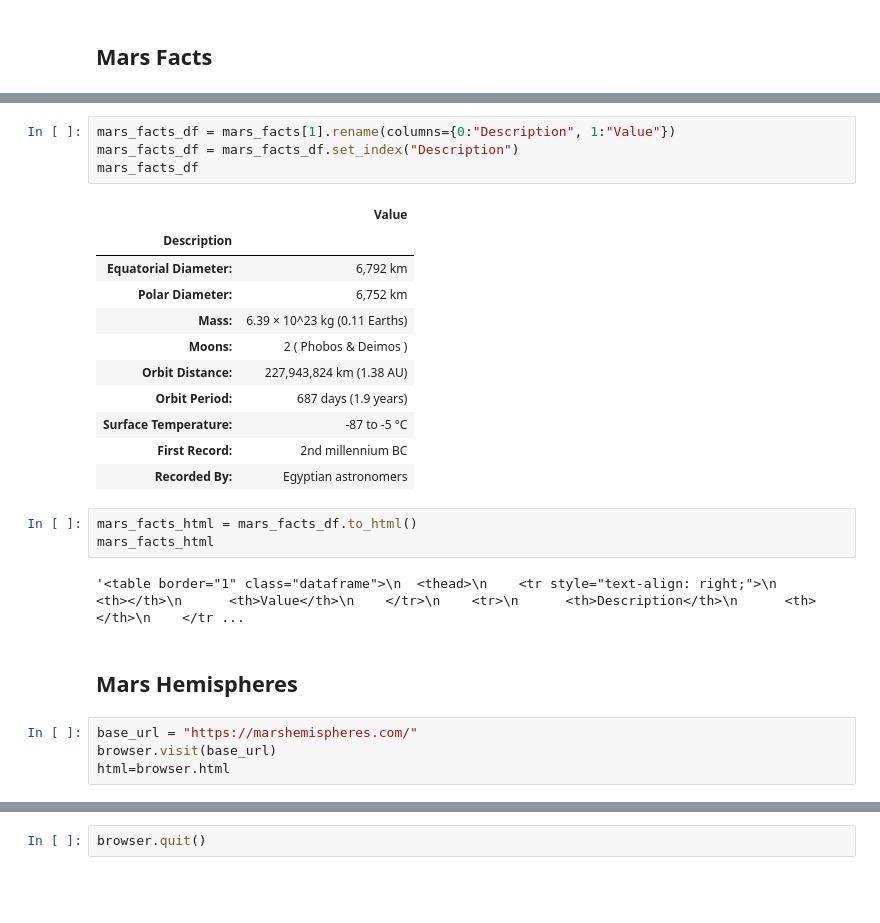
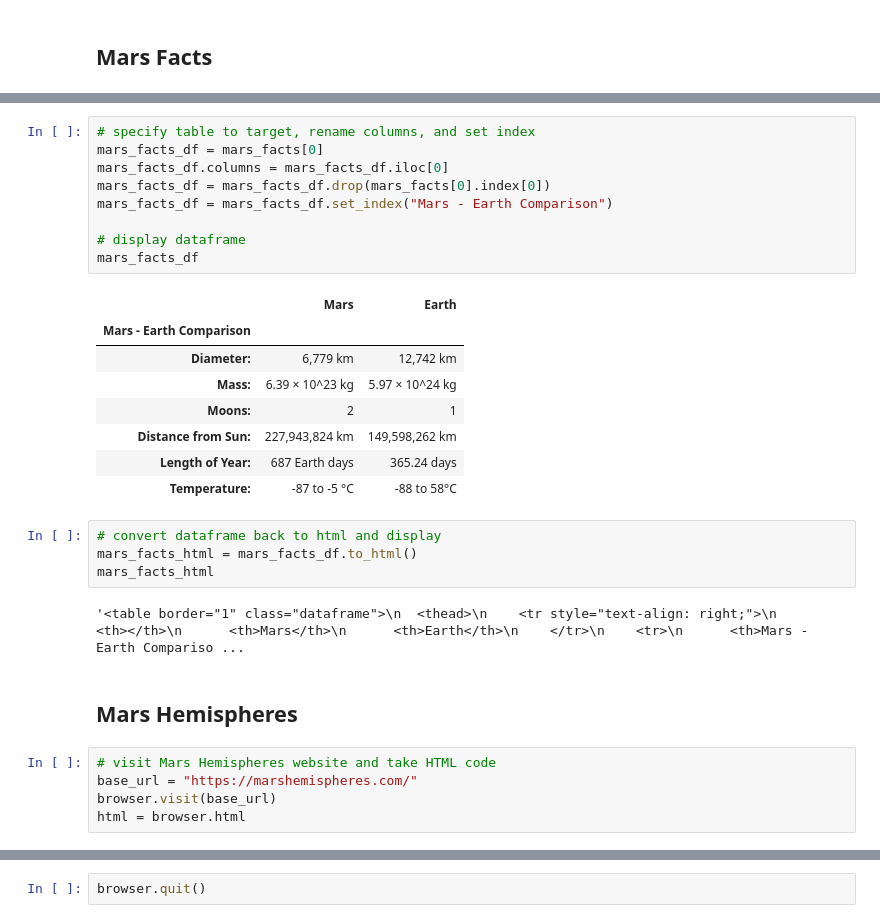
Before and after one commit to khutula/web-scraping-challenge, a Jupyter notebook: Missions_to_Mars/mission_to_mars.ipynb, the cells around one changed output, grey strips where cells are left out. Cells and saved outputs as stored; diff of their text form; blank space fills up the shorter version.

```diff
--- a/Missions_to_Mars/mission_to_mars.ipynb
+++ b/Missions_to_Mars/mission_to_mars.ipynb
@@ -102,28 +113,32 @@ mars_facts[1]
-# %%
-mars_facts_df = mars_facts[1].rename(columns={0:"Description", 1:"Value"})
-mars_facts_df = mars_facts_df.set_index("Description")
-mars_facts_df
-# %% [output]
-|  | Value |
-| Description |  |
-| Equatorial Diameter: | 6,792 km |
-| Polar Diameter: | 6,752 km |
-| Mass: | 6.39 × 10^23 kg (0.11 Earths) |
-| Moons: | 2 ( Phobos & Deimos ) |
-| Orbit Distance: | 227,943,824 km (1.38 AU) |
-| Orbit Period: | 687 days (1.9 years) |
-| Surface Temperature: | -87 to -5 °C |
-| First Record: | 2nd millennium BC |
-| Recorded By: | Egyptian astronomers |
-# %%
-mars_facts_html = mars_facts_df.to_html()
-mars_facts_html
-# %% [output]
-'<table border="1" class="dataframe">\n  <thead>\n    <tr style="text-align: right;">\n      <th></th>\n      <th>Value</th>\n    </tr>\n    <tr>\n      <th>Description</th>\n      <th></th>\n    </tr ...
+# %%
+# specify table to target, rename columns, and set index
+mars_facts_df = mars_facts[0]
+mars_facts_df.columns = mars_facts_df.iloc[0]
+mars_facts_df = mars_facts_df.drop(mars_facts[0].index[0])
+mars_facts_df = mars_facts_df.set_index("Mars - Earth Comparison")
+
+# display dataframe
+mars_facts_df
+# %% [output]
+|  | Mars | Earth |
+| Mars - Earth Comparison |  |  |
+| Diameter: | 6,779 km | 12,742 km |
+| Mass: | 6.39 × 10^23 kg | 5.97 × 10^24 kg |
+| Moons: | 2 | 1 |
+| Distance from Sun: | 227,943,824 km | 149,598,262 km |
+| Length of Year: | 687 Earth days | 365.24 days |
+| Temperature: | -87 to -5 °C | -88 to 58°C |
+# %%
+# convert dataframe back to html and display
+mars_facts_html = mars_facts_df.to_html()
+mars_facts_html
+# %% [output]
+'<table border="1" class="dataframe">\n  <thead>\n    <tr style="text-align: right;">\n      <th></th>\n      <th>Mars</th>\n      <th>Earth</th>\n    </tr>\n    <tr>\n      <th>Mars - Earth Compariso ...
 # %% [markdown]
 ## Mars Hemispheres
 # %%
+# visit Mars Hemispheres website and take HTML code
 base_url = "https://marshemispheres.com/"
 browser.visit(base_url)
-html=browser.html
+html = browser.html
 # %%
```
Also changed, not shown: parts of 12 cells of this notebook, 1 other file.
